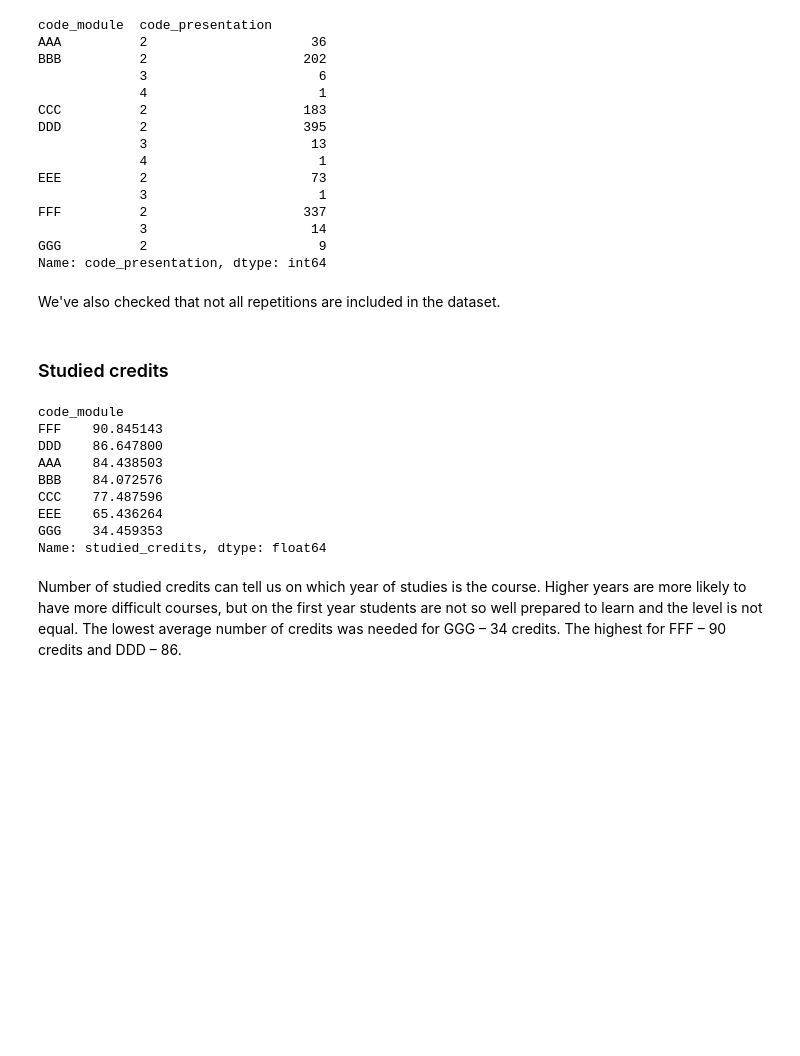
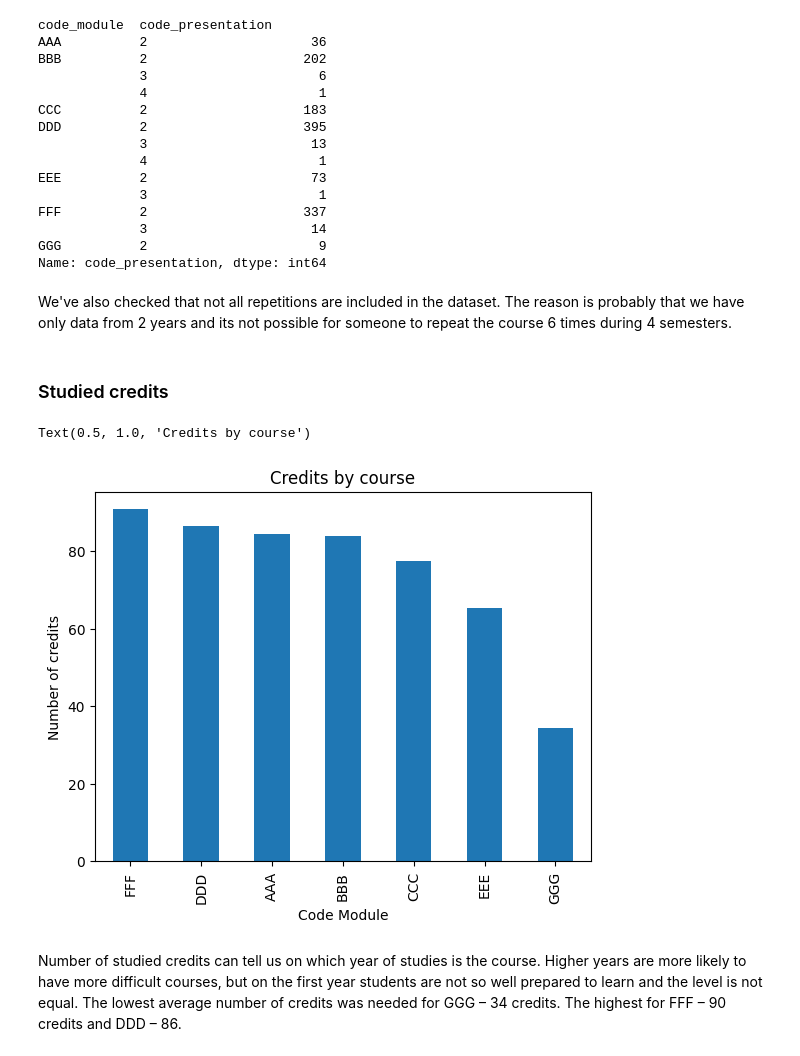
Before and after one commit to annapanfil/UPV, a Jupyter notebook: EDA/2_analysis.ipynb, the cells around one changed output. Cells and saved outputs as stored; diff of their text form; code cells hidden in the pictures; blank space fills up the shorter version.

```diff
--- a/EDA/2_analysis.ipynb
+++ b/EDA/2_analysis.ipynb
@@ -189,22 +185,18 @@ FFF          2                    337
 GGG          2                      9
 Name: code_presentation, dtype: int64
 # %% [markdown]
-We've also checked that not all repetitions are included in the dataset.
+We've also checked that not all repetitions are included in the dataset. The reason is probably that we have only data from 2 years and its not possible for someone to repeat the course 6 times during 4 semesters.
 # %% [markdown]
 ### Studied credits
 # %%
 credits = course_group.mean()["studied_credits"].sort_values(ascending=False)
-credits
+credits.plot.bar()
+plt.xlabel("Code Module")
+plt.ylabel("Number of credits")
+plt.title("Credits by course")
 # %% [output]
-code_module
-FFF    90.845143
-DDD    86.647800
-AAA    84.438503
-BBB    84.072576
-CCC    77.487596
-EEE    65.436264
-GGG    34.459353
-Name: studied_credits, dtype: float64
+Text(0.5, 1.0, 'Credits by course')
+[figure, added]
 # %% [markdown]
 Number of studied credits can tell us on which year of studies is the course. Higher years are more likely to have more difficult courses, but on the first year students are not so well prepared to learn and the level is not equal.
 The lowest average number of credits was needed for GGG – 34 credits. The highest for FFF – 90 credits and DDD – 86.
```
Also changed, not shown: parts of 46 cells of this notebook.
